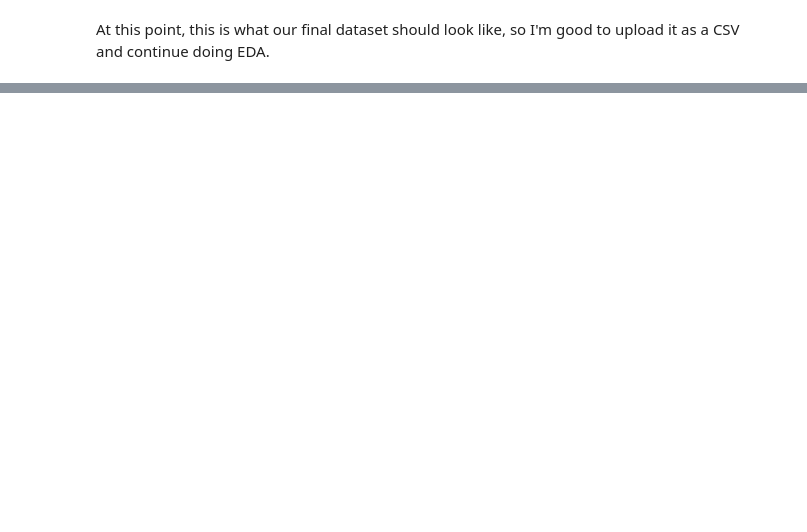
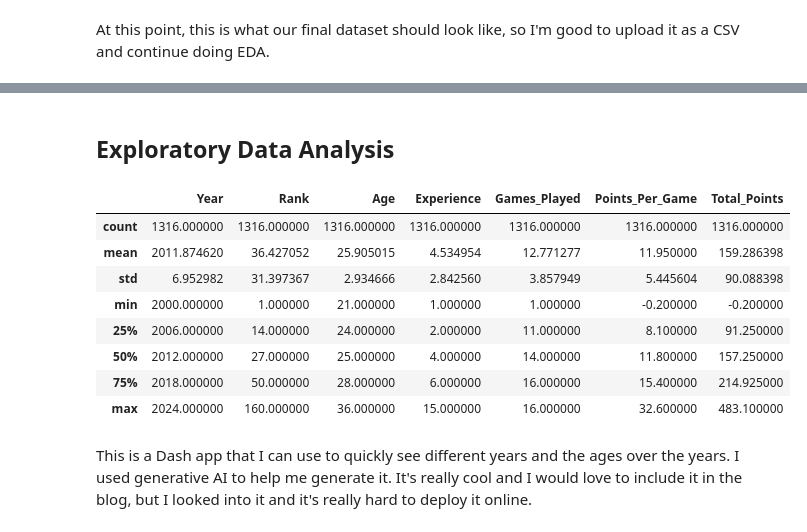
Before and after one commit to kolbymckay22/Fantasy-Football-Analysis, a Jupyter notebook: analysis.ipynb, the cells around one changed output, grey strips where cells are left out. Saved outputs shown, nothing was run; the diff lists cells and outputs as text; code cells hidden in the pictures; blank space fills up the shorter version.

```diff
--- a/analysis.ipynb
+++ b/analysis.ipynb
@@ -220,0 +138,16 @@ plt.show()
+# %% [markdown]
+## Exploratory Data Analysis
+# %%
+fantasy_df_filtered.describe()
+# %% [output]
+|  | Year | Rank | Age | Experience | Games_Played | Points_Per_Game | Total_Points |
+| count | 1316.000000 | 1316.000000 | 1316.000000 | 1316.000000 | 1316.000000 | 1316.000000 | 1316.000000 |
+| mean | 2011.874620 | 36.427052 | 25.905015 | 4.534954 | 12.771277 | 11.950000 | 159.286398 |
+| std | 6.952982 | 31.397367 | 2.934666 | 2.842560 | 3.857949 | 5.445604 | 90.088398 |
+| min | 2000.000000 | 1.000000 | 21.000000 | 1.000000 | 1.000000 | -0.200000 | -0.200000 |
+| 25% | 2006.000000 | 14.000000 | 24.000000 | 2.000000 | 11.000000 | 8.100000 | 91.250000 |
+| 50% | 2012.000000 | 27.000000 | 25.000000 | 4.000000 | 14.000000 | 11.800000 | 157.250000 |
+| 75% | 2018.000000 | 50.000000 | 28.000000 | 6.000000 | 16.000000 | 15.400000 | 214.925000 |
+| max | 2024.000000 | 160.000000 | 36.000000 | 15.000000 | 16.000000 | 32.600000 | 483.100000 |
+# %% [markdown]
+This is a Dash app that I can use to quickly see different years and the ages over the years. I used generative AI to help me generate it. It's really cool and I would love to include it in the blog, but I looked into it and it's really hard to deploy it online.
```
Also changed, not shown: parts of 20 cells of this notebook, 8 other files.
